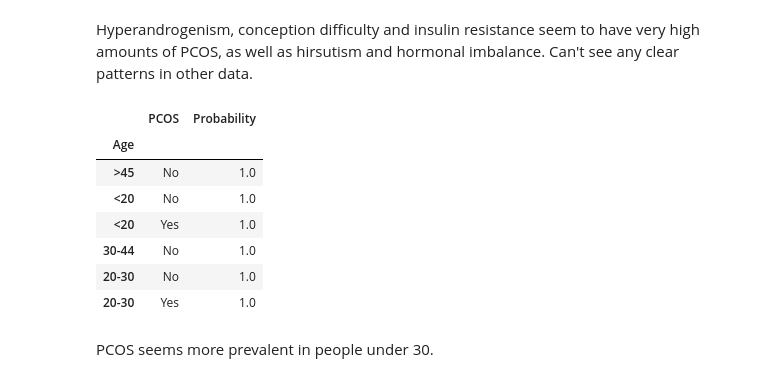
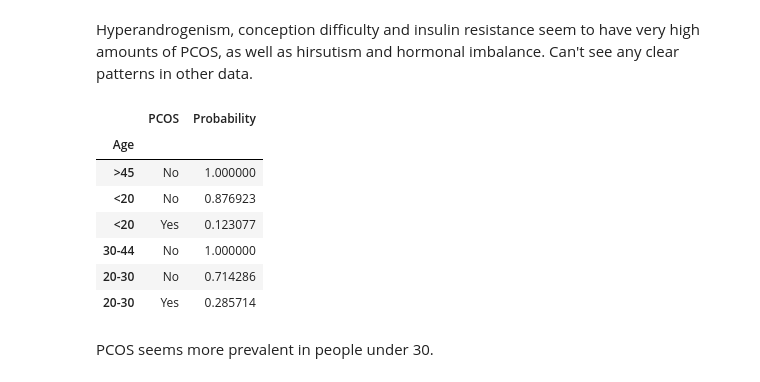
Before and after one commit to eeyjl11/kaggle_pcos_prediction_competition, a Jupyter notebook: main.ipynb, the cells around one changed output. Drawn from its saved outputs; the diff is of its cells as text; code cells hidden in the pictures.

```diff
--- a/main.ipynb
+++ b/main.ipynb
@@ -363,16 +391,16 @@ for i,col in enumerate(categoricalFeatures.columns):
 # %% [markdown]
 Hyperandrogenism, conception difficulty and insulin resistance seem to have very high amounts of PCOS, as well as hirsutism and hormonal imbalance. Can't see any clear patterns in other data.
 # %%
-trainData[["Age", "PCOS"]].groupby(["Age", "PCOS"]).value_counts(dropna=True, normalize=True).reset_index(name="Probability").sort_values(by=["Age"], ascending=False).set_index("Age")
+trainData[["Age", "PCOS"]].groupby(["Age"]).value_counts(dropna=True, normalize=True).reset_index(name="Probability").sort_values(by=["Age"], ascending=False).set_index("Age")
 # %% [output]
 |  | PCOS | Probability |
 | Age |  |  |
-| >45 | No | 1.0 |
-| <20 | No | 1.0 |
-| <20 | Yes | 1.0 |
-| 30-44 | No | 1.0 |
-| 20-30 | No | 1.0 |
-| 20-30 | Yes | 1.0 |
+| >45 | No | 1.000000 |
+| <20 | No | 0.876923 |
+| <20 | Yes | 0.123077 |
+| 30-44 | No | 1.000000 |
+| 20-30 | No | 0.714286 |
+| 20-30 | Yes | 0.285714 |
 # %% [markdown]
 PCOS seems more prevalent in people under 30.
 # %%
```
Also changed, not shown: parts of 50 cells of this notebook.
